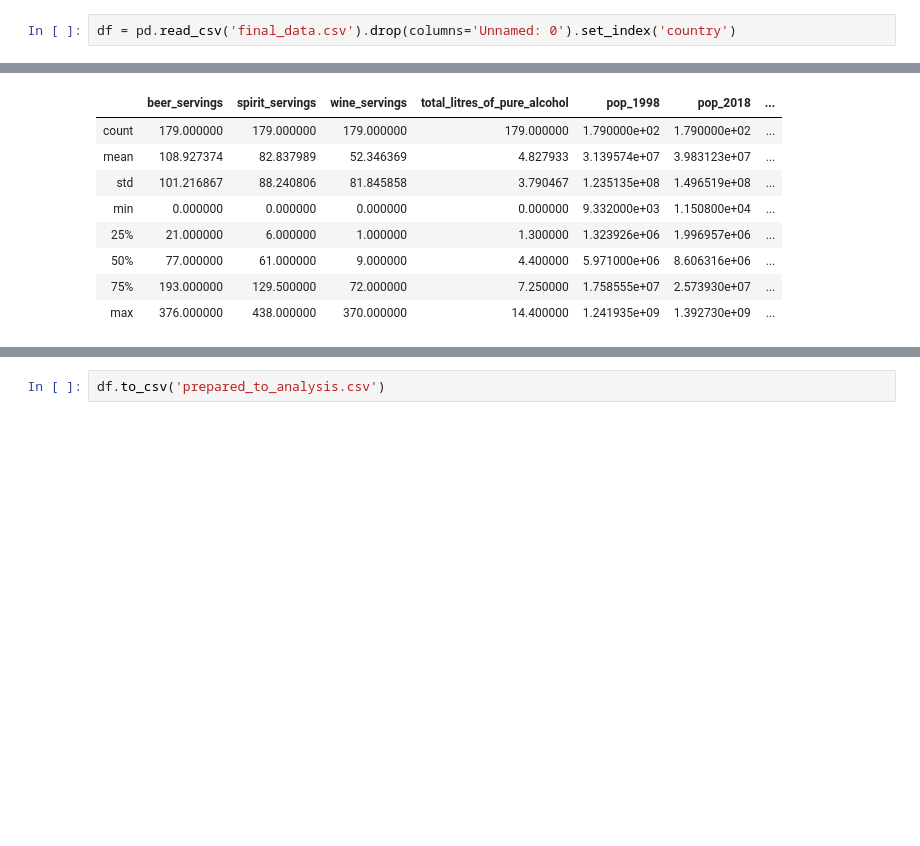
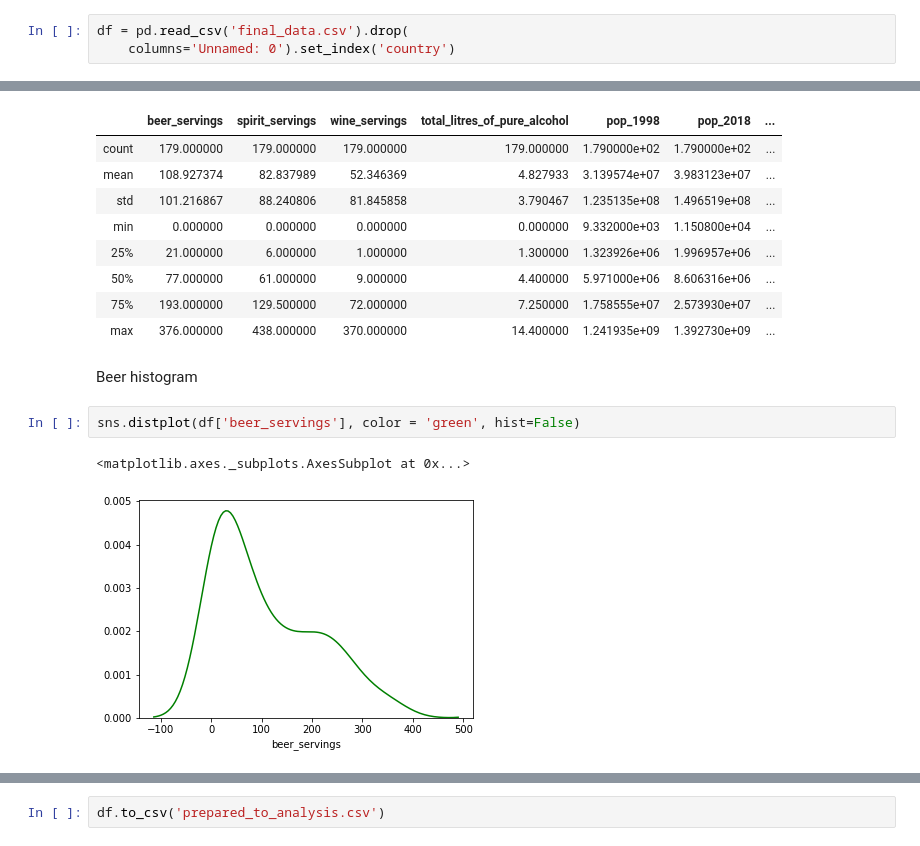
Before and after one commit to AdamJedz/DS-projekty, a Jupyter notebook: Alcohol/Igor/2. EDA and preparing the data.ipynb, the cells around one changed output, grey strips where cells are left out. Cells and saved outputs as stored; diff of their text form; blank space fills up the shorter version.

```diff
--- a/Alcohol/Igor/2. EDA and preparing the data.ipynb
+++ b/Alcohol/Igor/2. EDA and preparing the data.ipynb
@@ -3,7 +3,8 @@ import numpy as np
 import pandas as pd
 import seaborn as sns
 # %%
-df = pd.read_csv('final_data.csv').drop(columns='Unnamed: 0').set_index('country')
+df = pd.read_csv('final_data.csv').drop(
+    columns='Unnamed: 0').set_index('country')
 # %%
 df.head()
 # %% [output]
@@ -123,3 +124,10 @@ df.describe()
 | 50% | 77.000000 | 61.000000 | 9.000000 | 4.400000 | 5.971000e+06 | 8.606316e+06 | ... |
 | 75% | 193.000000 | 129.500000 | 72.000000 | 7.250000 | 1.758555e+07 | 2.573930e+07 | ... |
 | max | 376.000000 | 438.000000 | 370.000000 | 14.400000 | 1.241935e+09 | 1.392730e+09 | ... |
+# %% [markdown]
+Beer histogram
+# %%
+sns.distplot(df['beer_servings'], color = 'green', hist=False)
+# %% [output]
+<matplotlib.axes._subplots.AxesSubplot at 0x...>
+[figure, added]
```
Also changed, not shown: parts of 21 cells of this notebook, 4 other files.
